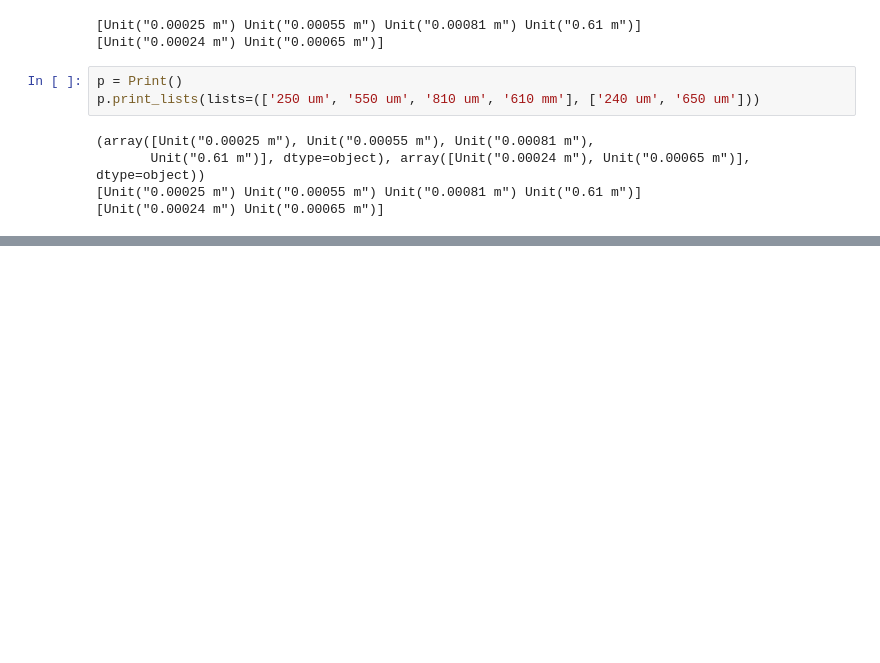
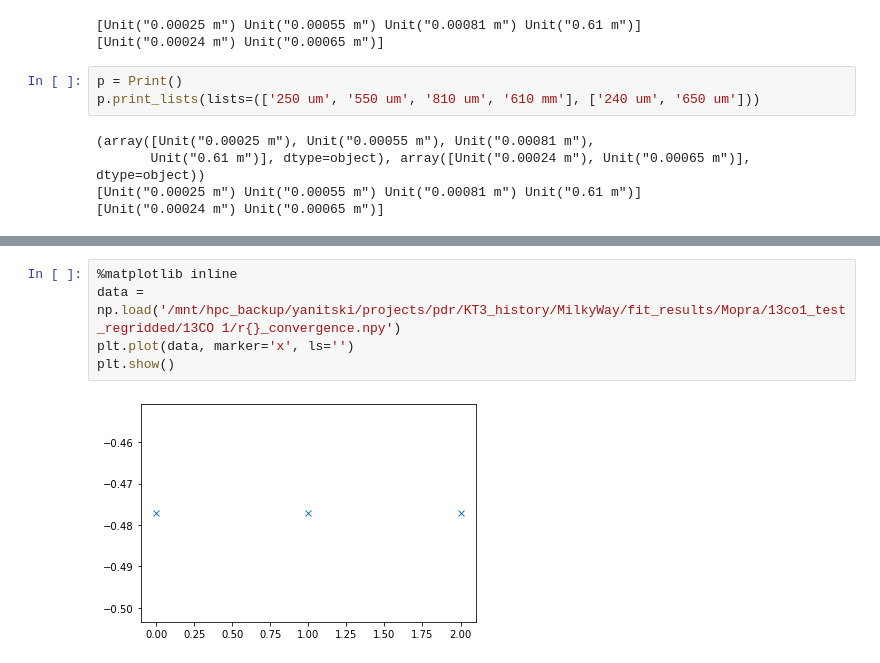
Before and after one commit to CraigYanitski/kosmatau3d, a Jupyter notebook: notebooks/model selection/model_comparison.ipynb, the cells around one changed output, grey strips where cells are left out. Cells and saved outputs as stored; diff of their text form; blank space fills up the shorter version.

```diff
--- a/notebooks/model selection/model_comparison.ipynb
+++ b/notebooks/model selection/model_comparison.ipynb
@@ -985,0 +1367,7 @@ p.print_lists(lists=(['250 um', '550 um', '810 um', '610 mm'], ['240 um', '650 u
+# %%
+%matplotlib inline
+data = np.load('/mnt/hpc_backup/yanitski/projects/pdr/KT3_history/MilkyWay/fit_results/Mopra/13co1_test_regridded/13CO 1/r{}_convergence.npy')
+plt.plot(data, marker='x', ls='')
+plt.show()
+# %% [output]
+[figure, added]
```
Also changed, not shown: parts of 36 cells of this notebook.
